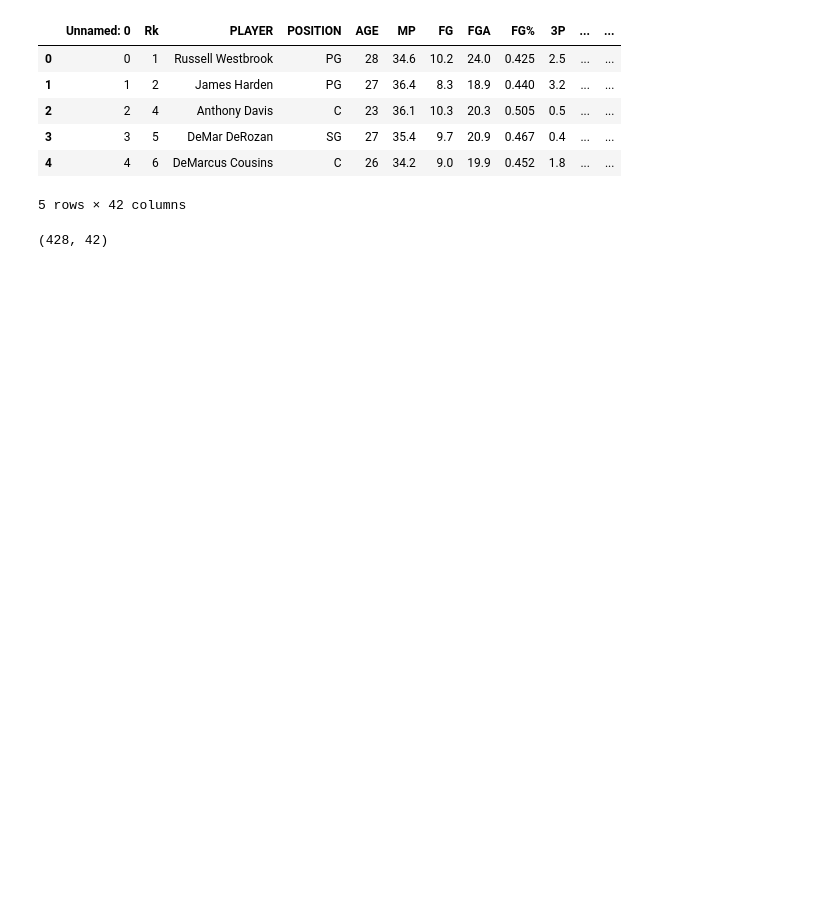
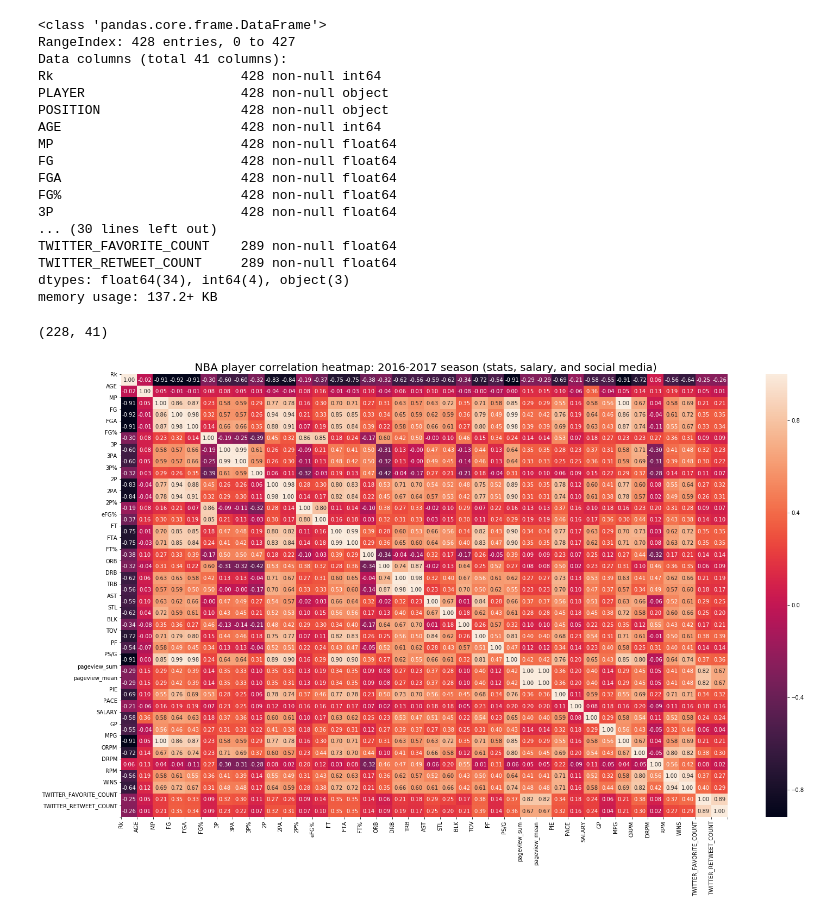
Before and after one commit to jsiwu94/NBA_Social_Influence, a Jupyter notebook: EDA-JS.ipynb, the cells around one changed output. Saved outputs shown, nothing was run; the diff lists cells and outputs as text; code cells hidden in the pictures; blank space fills up the shorter version.

```diff
--- a/EDA-JS.ipynb
+++ b/EDA-JS.ipynb
@@ -9,3 +9,5 @@ from sklearn.cluster import KMeans
 %matplotlib inline
 # %%
 master_datafile = pd.read_csv("/Users/jenniferwu/Documents/NBA_Social_Influence/final_master_data_file.csv")
+# %%
+master_datafile.drop(columns=['Unnamed: 0'], inplace=True)
@@ -12,14 +26,40 @@ master_datafile = pd.read_csv("/Users/jenniferwu/Documents/NBA_Social_Influence/
 # %%
-master_datafile.head()
+master_datafile.info()
 # %% [output]
-|  | Unnamed: 0 | Rk | PLAYER | POSITION | AGE | MP | FG | FGA | FG% | 3P | ... | ... |
-| 0 | 0 | 1 | Russell Westbrook | PG | 28 | 34.6 | 10.2 | 24.0 | 0.425 | 2.5 | ... | ... |
-| 1 | 1 | 2 | James Harden | PG | 27 | 36.4 | 8.3 | 18.9 | 0.440 | 3.2 | ... | ... |
-| 2 | 2 | 4 | Anthony Davis | C | 23 | 36.1 | 10.3 | 20.3 | 0.505 | 0.5 | ... | ... |
-| 3 | 3 | 5 | DeMar DeRozan | SG | 27 | 35.4 | 9.7 | 20.9 | 0.467 | 0.4 | ... | ... |
-| 4 | 4 | 6 | DeMarcus Cousins | C | 26 | 34.2 | 9.0 | 19.9 | 0.452 | 1.8 | ... | ... |
-5 rows × 42 columns
+<class 'pandas.core.frame.DataFrame'>
+RangeIndex: 428 entries, 0 to 427
+Data columns (total 41 columns):
+Rk                        428 non-null int64
+PLAYER                    428 non-null object
+POSITION                  428 non-null object
+AGE                       428 non-null int64
+MP                        428 non-null float64
+FG                        428 non-null float64
+FGA                       428 non-null float64
+FG%                       428 non-null float64
+3P                        428 non-null float64
+... (30 lines left out)
+TWITTER_FAVORITE_COUNT    289 non-null float64
+TWITTER_RETWEET_COUNT     289 non-null float64
+dtypes: float64(34), int64(4), object(3)
+memory usage: 137.2+ KB
-# %%
-master_datafile.shape
-# %% [output]
-(428, 42)
+# %%
+master_datafile_na_omit = master_datafile.dropna()
+master_datafile_na_omit.shape
+# %% [output]
+(228, 41)
+# %%
+corr = master_datafile_na_omit.corr()
+#Plot figsize
+fig, ax = plt.subplots(figsize=(25, 15))
+#Generate Heat Map, allow annotations and place floats in map
+sns.heatmap(corr, annot=True, fmt=".2f")
+#Apply xticks
+plt.xticks(range(len(corr.columns)+1), corr.columns);
+#Apply yticks
+plt.yticks(range(len(corr.columns)+1), corr.columns)
+plt.title(" NBA player correlation heatmap: 2016-2017 season (stats, salary, and social media)", size = 20)
+#show plot
+plt.show()
+# %% [output]
+[figure, added]
```
Also changed, not shown: parts of 1 cell of this notebook, 1 other file.
